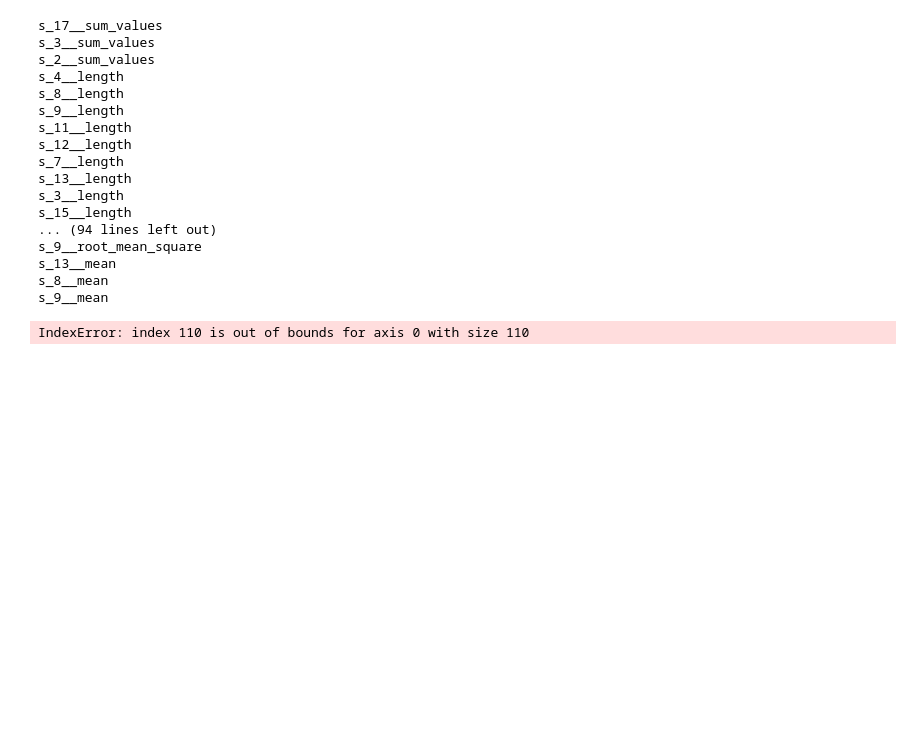
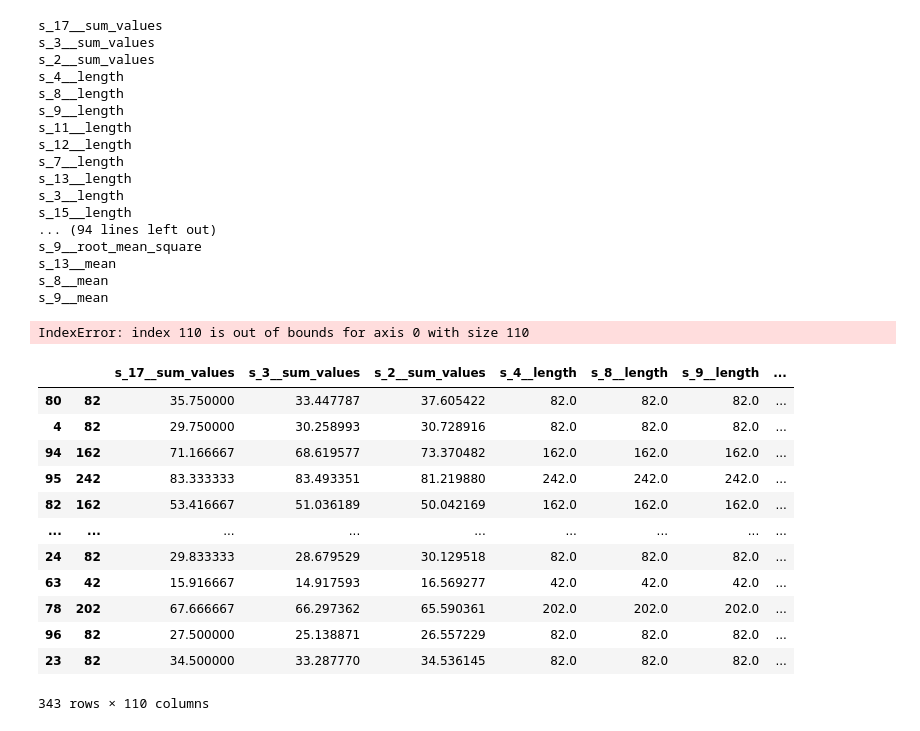
Before and after one commit to FelixSchreyer/BAR, a Jupyter notebook: Notebooks/Classification_Model.ipynb, the cells around one changed output. Cells and saved outputs as stored; diff of their text form; code cells hidden in the pictures; blank space fills up the shorter version.

```diff
--- a/Notebooks/Classification_Model.ipynb
+++ b/Notebooks/Classification_Model.ipynb
@@ -226,3 +217,19 @@ s_13__mean
 s_8__mean
 s_9__mean
 IndexError: index 110 is out of bounds for axis 0 with size 110
+# %%
+X_train
+# %% [output]
+|  |  | s_17__sum_values | s_3__sum_values | s_2__sum_values | s_4__length | s_8__length | s_9__length | ... |
+| 80 | 82 | 35.750000 | 33.447787 | 37.605422 | 82.0 | 82.0 | 82.0 | ... |
+| 4 | 82 | 29.750000 | 30.258993 | 30.728916 | 82.0 | 82.0 | 82.0 | ... |
+| 94 | 162 | 71.166667 | 68.619577 | 73.370482 | 162.0 | 162.0 | 162.0 | ... |
+| 95 | 242 | 83.333333 | 83.493351 | 81.219880 | 242.0 | 242.0 | 242.0 | ... |
+| 82 | 162 | 53.416667 | 51.036189 | 50.042169 | 162.0 | 162.0 | 162.0 | ... |
+| ... | ... | ... | ... | ... | ... | ... | ... | ... |
+| 24 | 82 | 29.833333 | 28.679529 | 30.129518 | 82.0 | 82.0 | 82.0 | ... |
+| 63 | 42 | 15.916667 | 14.917593 | 16.569277 | 42.0 | 42.0 | 42.0 | ... |
+| 78 | 202 | 67.666667 | 66.297362 | 65.590361 | 202.0 | 202.0 | 202.0 | ... |
+| 96 | 82 | 27.500000 | 25.138871 | 26.557229 | 82.0 | 82.0 | 82.0 | ... |
+| 23 | 82 | 34.500000 | 33.287770 | 34.536145 | 82.0 | 82.0 | 82.0 | ... |
+343 rows × 110 columns
```
Also changed, not shown: parts of 3 cells of this notebook, 7 other files.
